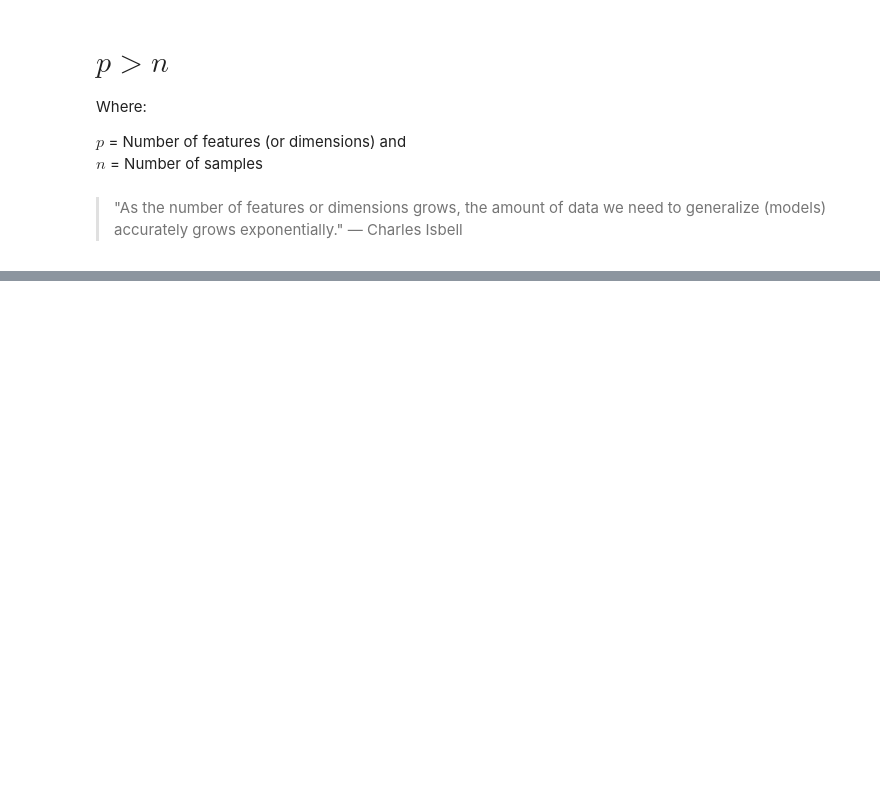
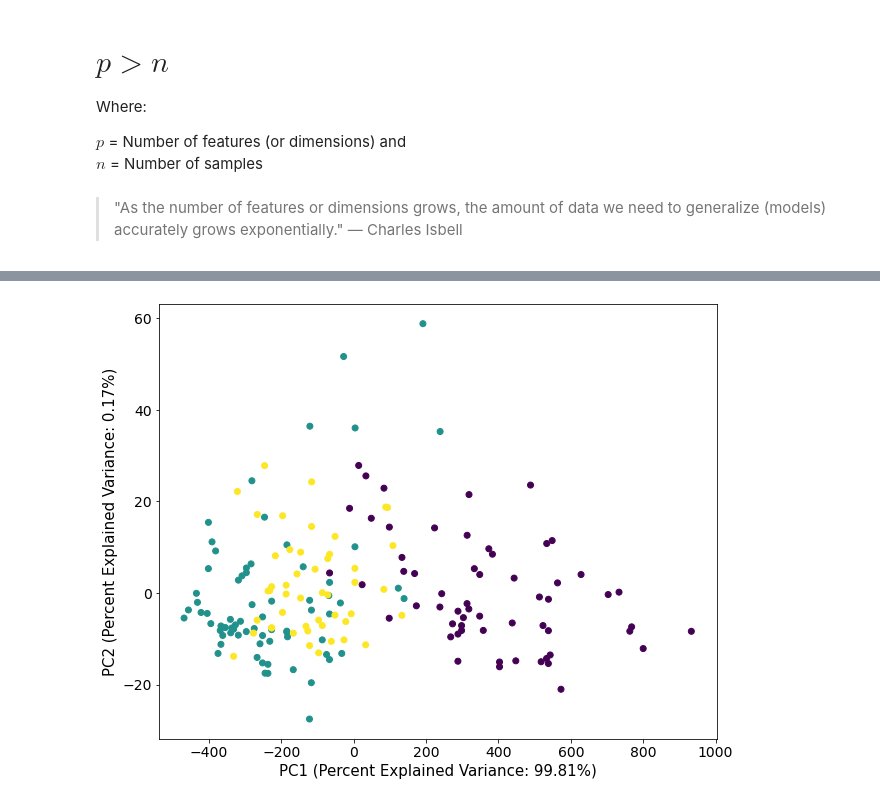
Before and after one commit to jhu-data-services/high-dimensional-data-vis, a Jupyter notebook: high-dimensional-data-vis.ipynb, the cells around one changed output, grey strips where cells are left out. Cells and saved outputs as stored; diff of their text form; code cells hidden in the pictures; blank space fills up the shorter version.

```diff
--- a/high-dimensional-data-vis.ipynb
+++ b/high-dimensional-data-vis.ipynb
@@ -37,0 +58,3 @@ $n$ = Number of samples
+# %%
+wine_df = pd.read_csv("./data/wine.csv")
+wine_df
@@ -37,0 +75,16 @@ $n$ = Number of samples
+# %%
+features = wine_df.drop("Customer_Segment",axis=1)
+labels = wine_df["Customer_Segment"]
+# %%
+pca_fit = PCA()
+features_pca = pca_fit.fit_transform(features)
+plt.figure(figsize=(10, 8))
+plt.scatter(features_pca[:, 0], features_pca[:, 1], c=labels)
+plt.xlabel('PC1 (Percent Explained Variance: ' +
+           "{:.2%}".format(pca_fit.explained_variance_ratio_[0]) + ')', fontsize=15)
+plt.ylabel('PC2 (Percent Explained Variance: ' +
+           "{:.2%}".format(pca_fit.explained_variance_ratio_[1]) + ')', fontsize=15)
+plt.xticks(fontsize=14);
+plt.yticks(fontsize=14);
+# %% [output]
+[figure, added]
```
Also changed, not shown: parts of 30 cells of this notebook.
